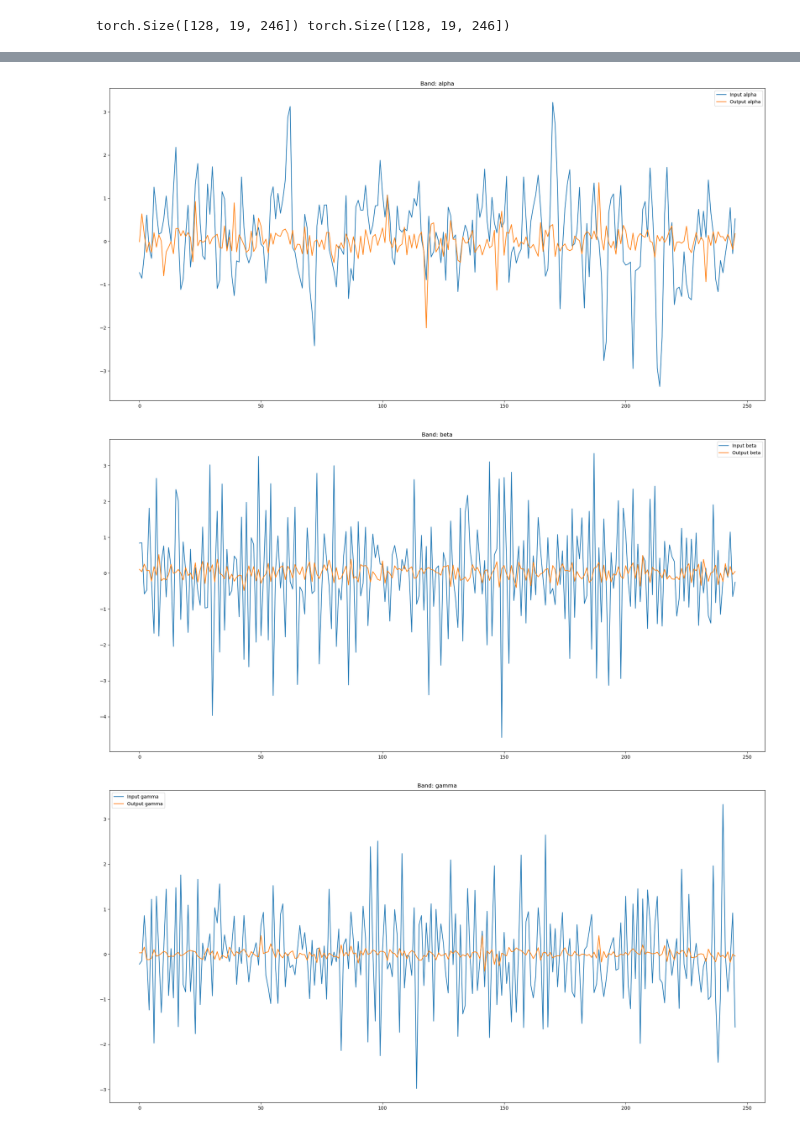
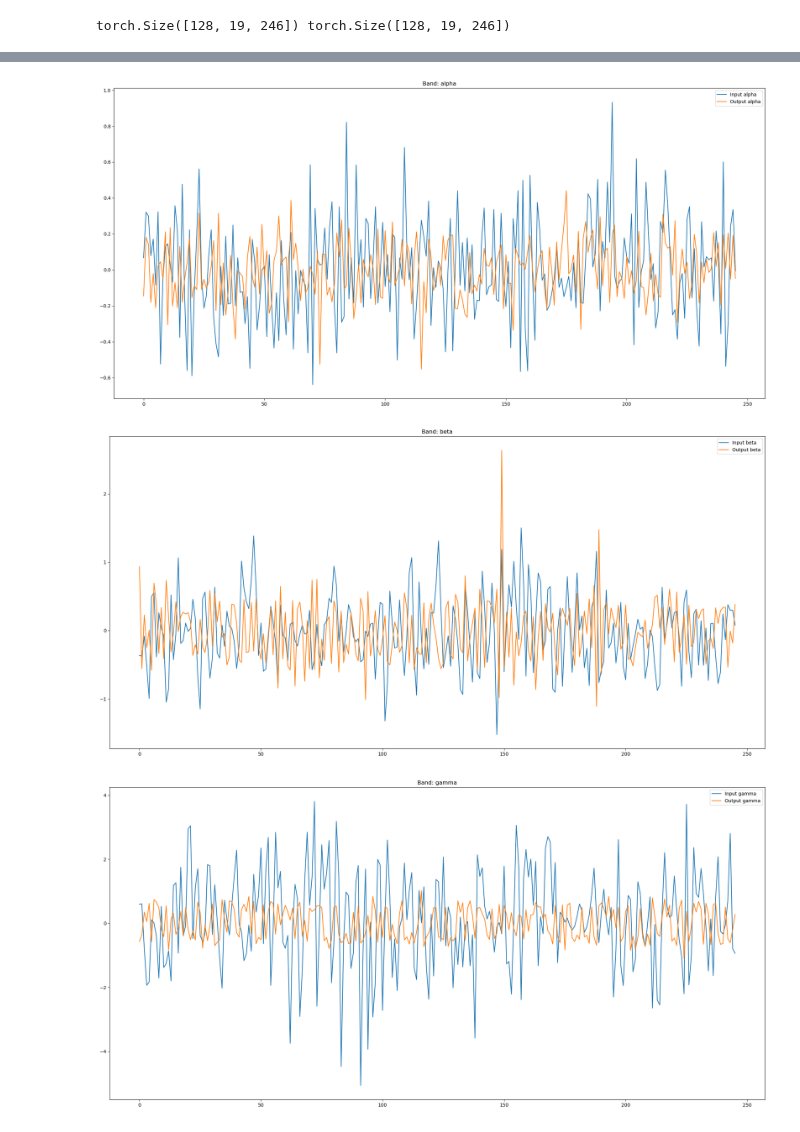
Before and after one commit to MatthewChen37/EEG-Foundation-Model, a Jupyter notebook: WaveletEncoder.ipynb, the cells around one changed output, grey strips where cells are left out. Drawn from its saved outputs; the diff is of its cells as text; code cells hidden in the pictures.

```diff
--- a/WaveletEncoder.ipynb
+++ b/WaveletEncoder.ipynb
@@ -36,32 +25,0 @@ B.T[i, j] = -vals
-# %%
-def MatrixCosineSimilarity(A, B):
-    _, a_eigenvec = torch.linalg.eigh(A, UPLO='L')
-    _, b_eigenvec = torch.linalg.eigh(B, UPLO='L')
-
-    sim = 0
-    assert a_eigenvec.shape == b_eigenvec.shape
-    for i in range(a_eigenvec.shape[1]):
-        sim += torch.dot(a_eigenvec[:, i], b_eigenvec[:, i])
-
-    return sim
-
-def BatchWiseMatrixSimilarity(batch_A, batch_B):
-    assert batch_A.shape == batch_B.shape
-    B, N, N = batch_A.shape
-    ''' This could be accelerated '''
-    output = torch.zeros(B, B)
-
-    for i in range(B):
-        for j in range(B):
-            output[i, j] = MatrixCosineSimilarity(batch_A[i], batch_B[i])
-    return output
-
-
-
-
-print(A)
-print(B)
-sim = MatrixCosineSimilarity(A, B)
-print(sim)
-output = BatchWiseMatrixSimilarity(A[None, :], B[None, :])
-print(output.shape)
@@ -245,8 +225,8 @@ def _std_norm(x):
 	x = (x - mean) / std
 	return x
 # %%
-model = EncoderDecoder().to(device)
-optimizer = torch.optim.Adam(model.parameters(), lr=1e-2)
+model = EncoderDecoder(device).to(device)
+optimizer = MixOptimizer(torch.optim.Adam(model.parameters(), lr=1e-2))
 loss_fn = nn.MSELoss()
 print("Total parameters:", sum(p.numel() for p in model.parameters() if p.requires_grad))
 # %% [output]
@@ -405,11 +377,11 @@ for data in val_loader:
 # %% [output]
 torch.Size([128, 19, 246]) torch.Size([128, 19, 246])
 # %%
-channel = 8
+channel = 3
 for band in ['delta', 'theta', 'alpha', 'beta', 'gamma']:
     plt.figure(figsize=(25, 12))
-    plt.plot(inputs[band][0, channel, :246].cpu().detach().numpy(), label=f"Input {band}")
-    plt.plot(outputs[band][1][0, channel, :246].cpu().detach().numpy(), label=f"Output {band}")
+    plt.plot(inputs[band][3, channel, :246].cpu().detach().numpy(), label=f"Input {band}")
+    plt.plot(outputs[band][1][3, channel, :246].cpu().detach().numpy(), label=f"Output {band}")
     plt.title(f"Band: {band}")
     plt.legend()
     plt.show()
@@ -419,3 +391,3 @@ for band in ['delta', 'theta', 'alpha', 'beta', 'gamma']:
-[figure, old version]
+[figure, new version]
-[figure, old version]
+[figure, new version]
-[figure, old version]
+[figure, new version]
```
Also changed, not shown: parts of 11 cells of this notebook, 10 other files.
